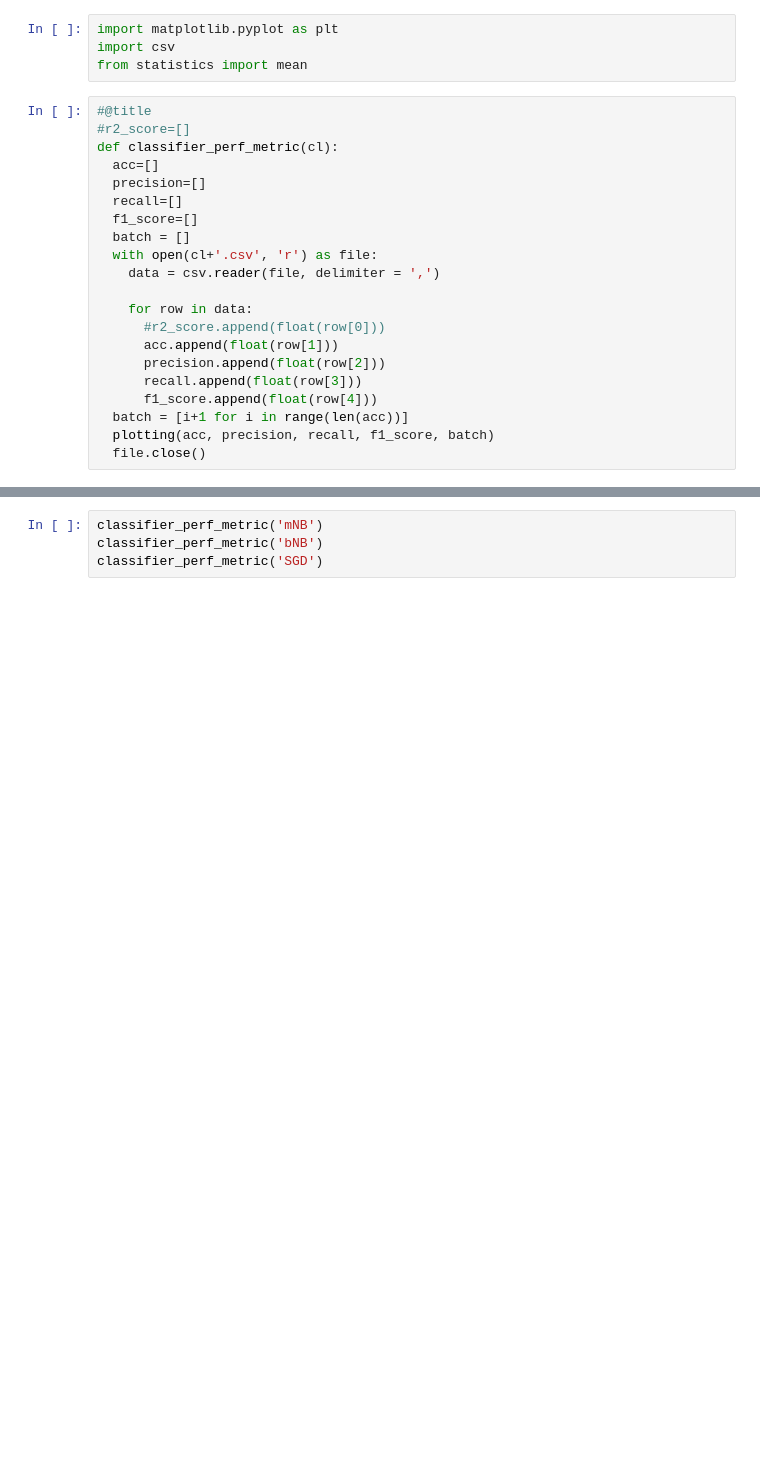
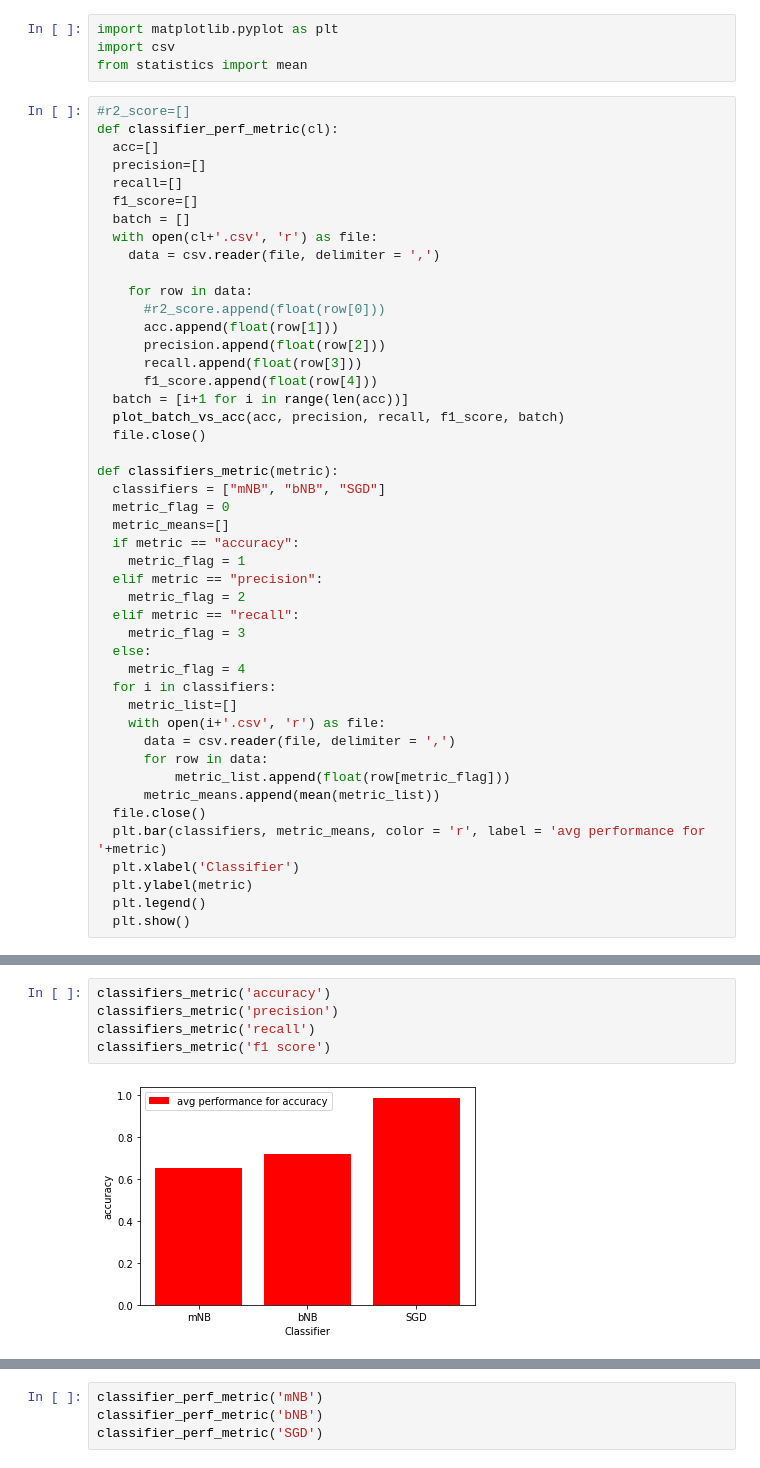
Before and after one commit to Abhishek4848/Email_Spam_Classifier, a Jupyter notebook: PerformanceMetrics_MLstreaming.ipynb, the cells around one changed output, grey strips where cells are left out. Cells and saved outputs as stored; diff of their text form; blank space fills up the shorter version.

Commit message:
Added plots for performance of each classifier vs metric

```diff
--- a/PerformanceMetrics_MLstreaming.ipynb
+++ b/PerformanceMetrics_MLstreaming.ipynb
@@ -3,7 +3,6 @@ import matplotlib.pyplot as plt
 import csv
 from statistics import mean
 # %%
-#@title
 #r2_score=[]
 def classifier_perf_metric(cl):
   acc=[]
@@ -21,6 +20,32 @@ def classifier_perf_metric(cl):
       recall.append(float(row[3]))
       f1_score.append(float(row[4]))
   batch = [i+1 for i in range(len(acc))]
-  plotting(acc, precision, recall, f1_score, batch)
+  plot_batch_vs_acc(acc, precision, recall, f1_score, batch)
   file.close()
+
+def classifiers_metric(metric):
+  classifiers = ["mNB", "bNB", "SGD"]
+  metric_flag = 0
+  metric_means=[]
+  if metric == "accuracy":
+    metric_flag = 1
+  elif metric == "precision":
+    metric_flag = 2
+  elif metric == "recall":
+    metric_flag = 3
+  else:
+    metric_flag = 4
+  for i in classifiers:
+    metric_list=[]
+    with open(i+'.csv', 'r') as file:
+      data = csv.reader(file, delimiter = ',')
+      for row in data:
+          metric_list.append(float(row[metric_flag]))
+      metric_means.append(mean(metric_list))
+  file.close()
+  plt.bar(classifiers, metric_means, color = 'r', label = 'avg performance for '+metric)
+  plt.xlabel('Classifier')
+  plt.ylabel(metric)
+  plt.legend()
+  plt.show()
 # %%
@@ -57,3 +82,10 @@ def plotting(acc, precision, recall, f1_score, batch):
   plt.ylabel('f1 score')
   plt.legend()
   plt.show()
+# %%
+classifiers_metric('accuracy')
+classifiers_metric('precision')
+classifiers_metric('recall')
+classifiers_metric('f1 score')
+# %% [output]
+[figure, added]
```
Also changed, not shown: parts of 3 cells of this notebook.
